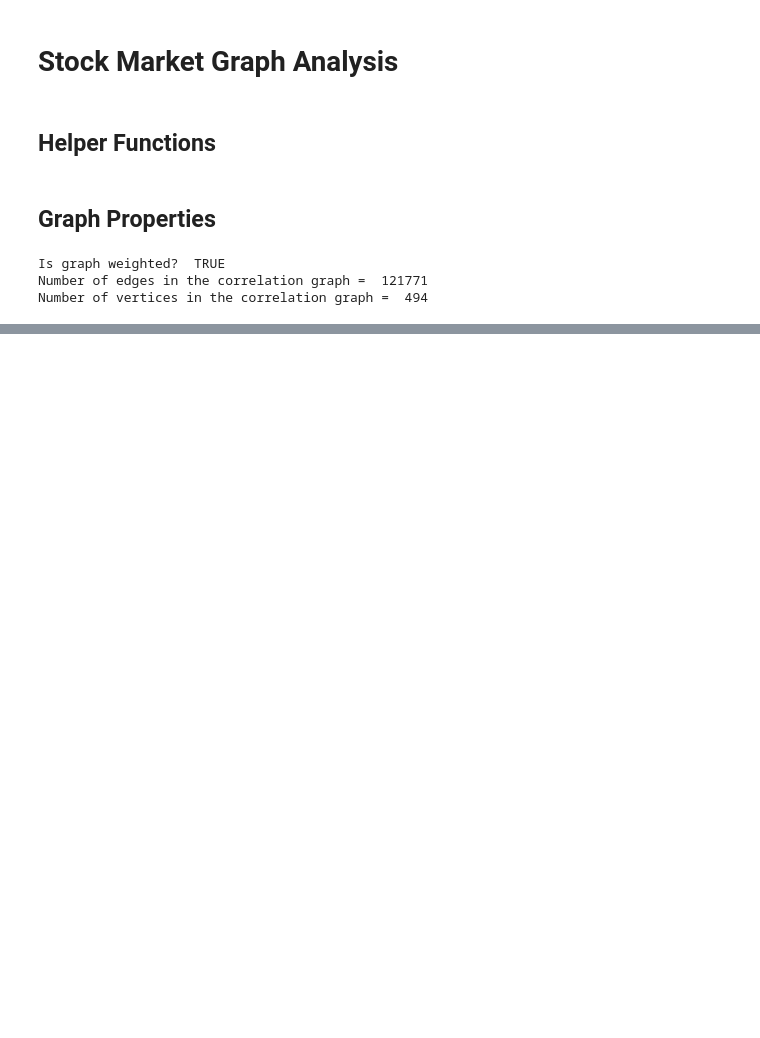
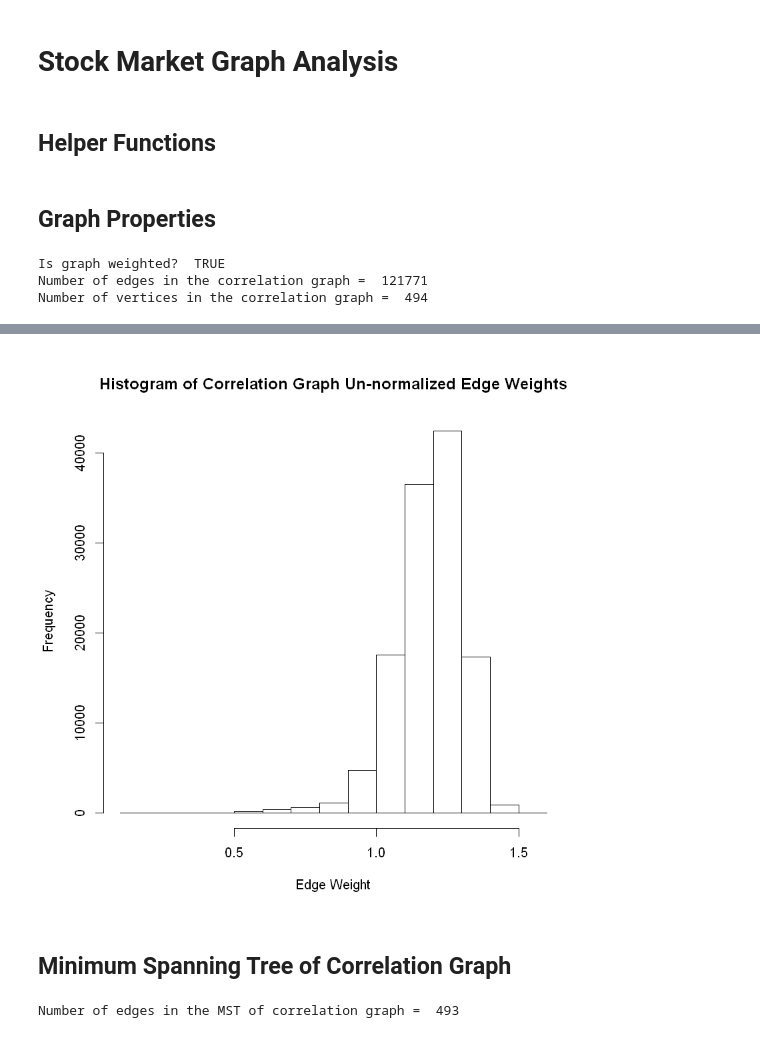
Before and after one commit to shariharan205/Stock-Market-Network-Analysis, a Jupyter notebook: Stock_Market_Network_Analysis.ipynb, the cells around one changed output, grey strips where cells are left out. Cells and saved outputs as stored; diff of their text form; code cells hidden in the pictures; blank space fills up the shorter version.

```diff
--- a/Stock_Market_Network_Analysis.ipynb
+++ b/Stock_Market_Network_Analysis.ipynb
@@ -90,0 +111,19 @@ Number of vertices in the correlation graph =  494
+# %%
+get_edge_list(get_stock_returns(unnormalize_flag = TRUE), "stock_edge_list_unnormalized.txt")
+
+edge_list_unnormalized <- as.matrix(read.table("stock_edge_list_unnormalized.txt", sep = "\t",
+                                         header = FALSE, quote = "", check.names = FALSE))
+colnames(edge_list_unnormalized) = c("stock_i", "stock_j", "weight", "\t")
+stock_network_unnormalized = graph.data.frame(edge_list_unnormalized, directed=FALSE)
+# %%
+hist(as.numeric(edge_list_unnormalized[, 3]),
+     xlab = "Edge Weight", main = "Histogram of Correlation Graph Un-normalized Edge Weights")
+# %% [output]
+[figure, added]
+# %% [markdown]
+<h2> Minimum Spanning Tree of Correlation Graph </h2>
+# %%
+stock_mst = mst(stock_network)
+cat("Number of edges in the MST of correlation graph = ", length(E(stock_mst)))
+# %% [output]
+Number of edges in the MST of correlation graph =  493
```
Also changed, not shown: parts of 19 cells of this notebook.
